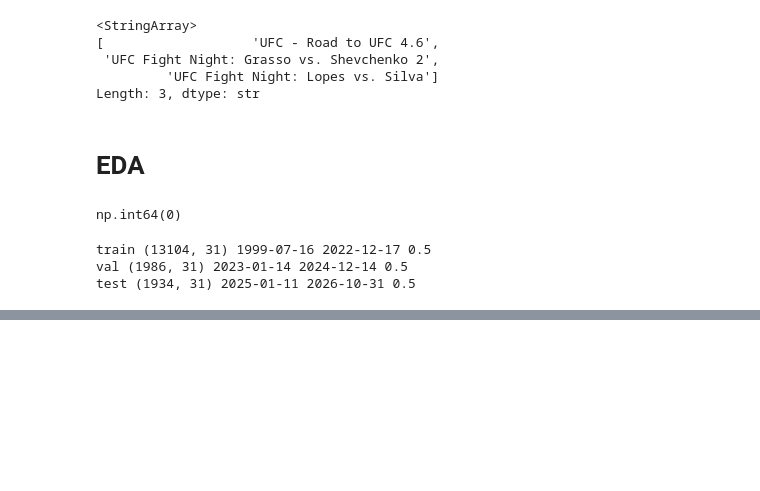
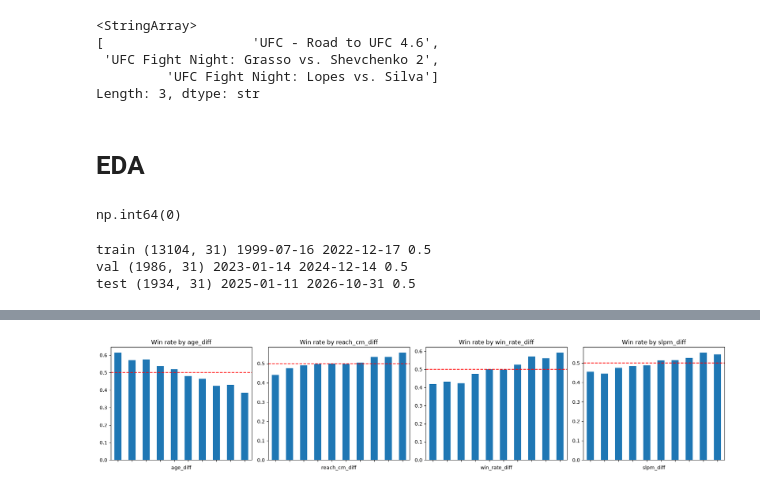
Before and after one commit to sotomarcos24/UFC-FIGHT-PREDICTIONS, a Jupyter notebook: notebook.ipynb, the cells around one changed output, grey strips where cells are left out. Saved outputs shown, nothing was run; the diff lists cells and outputs as text; code cells hidden in the pictures; blank space fills up the shorter version.

```diff
--- a/notebook.ipynb
+++ b/notebook.ipynb
@@ -803,0 +920,11 @@ test (1934, 31) 2025-01-11 2026-10-31 0.5
+# %%
+fig, axes = plt.subplots(1, 4, figsize=(18, 4))
+for ax, col in zip(axes, KEY):
+    bins = pd.qcut(train[col], 10, duplicates="drop")
+    train.groupby(bins, observed=True)["win"].mean().plot(kind="bar", ax=ax)
+    ax.axhline(0.5, color="red", linestyle="--")
+    ax.set_title(f"Win rate by {col}")
+    ax.set_xticklabels([])
+plt.tight_layout()
+# %% [output]
+[figure, added]
```
Also changed, not shown: parts of 18 cells of this notebook, 1 other file.
